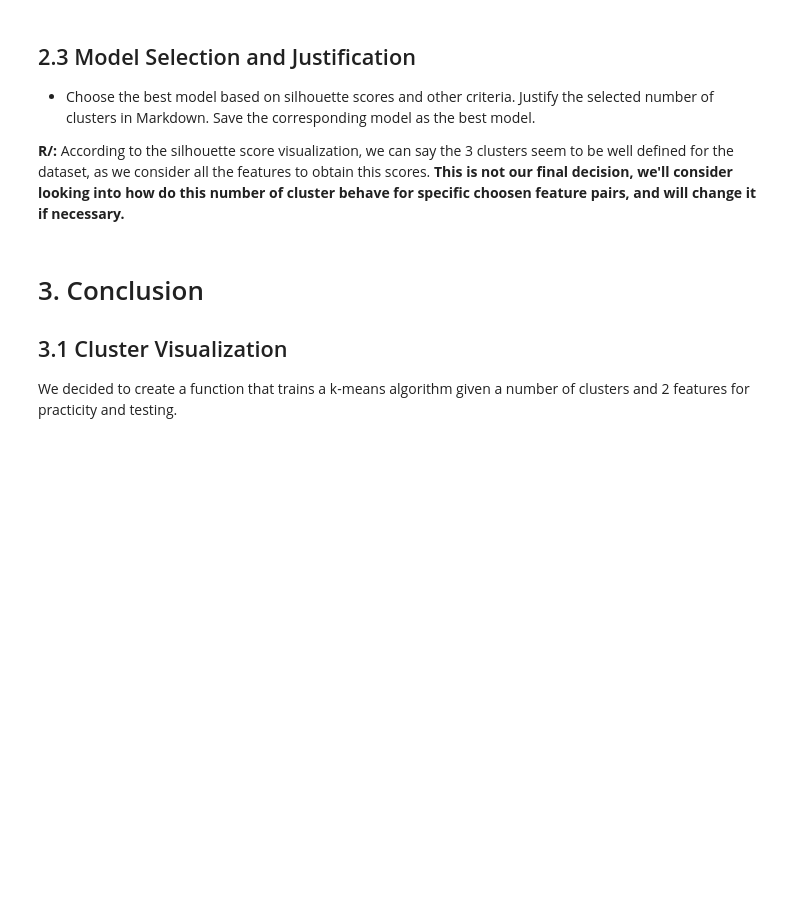
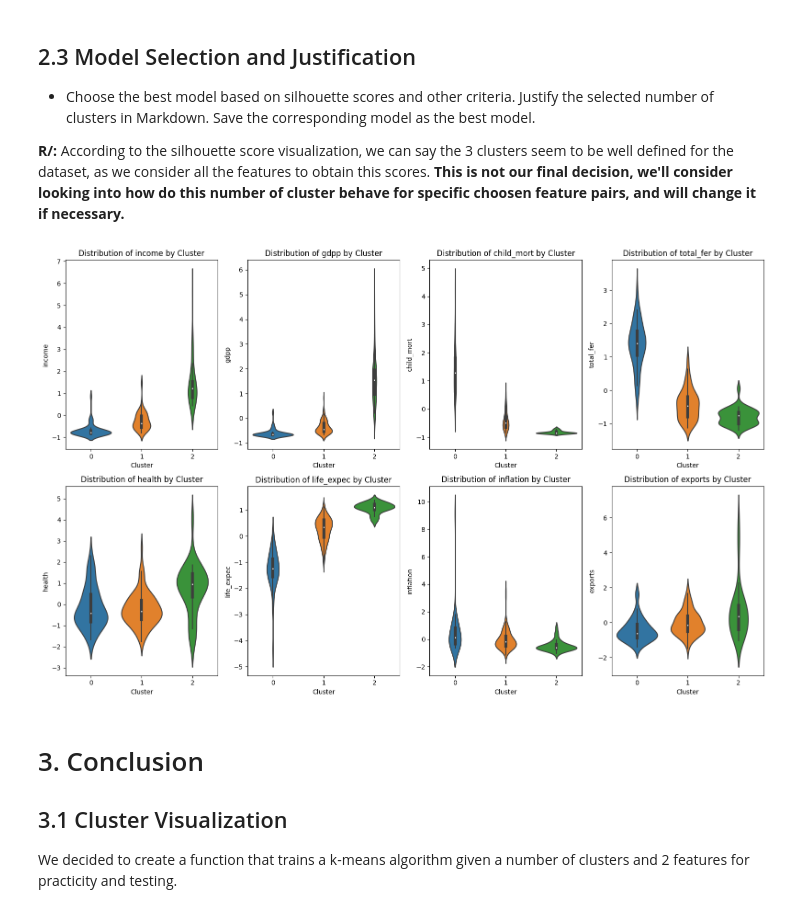
Before and after one commit to Hunteracademic/Unsupervised_assignment_1, a Jupyter notebook: Workspace.ipynb, the cells around one changed output. Cells and saved outputs as stored; diff of their text form; code cells hidden in the pictures; blank space fills up the shorter version.

```diff
--- a/Workspace.ipynb
+++ b/Workspace.ipynb
@@ -331,6 +331,25 @@ Text(0, 0.5, 'Silhouette Scores')
 - Choose the best model based on silhouette scores and other criteria. Justify the selected number of clusters in Markdown. Save the corresponding model as the best model.
 
 **R/:** According to the silhouette score visualization, we can say the 3 clusters seem to be well defined for the dataset, as we consider all the features to obtain this scores. **This is not our final decision, we'll consider looking into how do this number of cluster behave for specific choosen feature pairs, and will change it if necessary.**
+# %%
+# Distribution plot
+
+def distribution_plot(n_clusters, features):
+    np.random.seed(0)
+    _ , labels, _ , _ = k_means(df_scaled.values, n_clusters)
+    cluster_general = pd.DataFrame(df_scaled.index).join(pd.DataFrame(labels, columns=['Cluster']))
+    _, axes = plt.subplots(2, 4, figsize=(16, 10))
+    axes = axes.flatten()
+    for idx, feature in enumerate(features):
+        sns.violinplot(x='Cluster', y=feature, data=cluster_general.join(df_scaled[feature]), ax=axes[idx])
+        axes[idx].set_title(f'Distribution of {feature} by Cluster')
+    plt.tight_layout()
+    plt.show()
+# %%
+features_list = ['income', 'gdpp', 'child_mort', 'total_fer', 'health', 'life_expec', 'inflation', 'exports']
+distribution_plot(3, features_list)
+# %% [output]
+[figure, added]
 # %% [markdown]
 
 # 3. Conclusion
```
Also changed, not shown: parts of 2 cells of this notebook.
